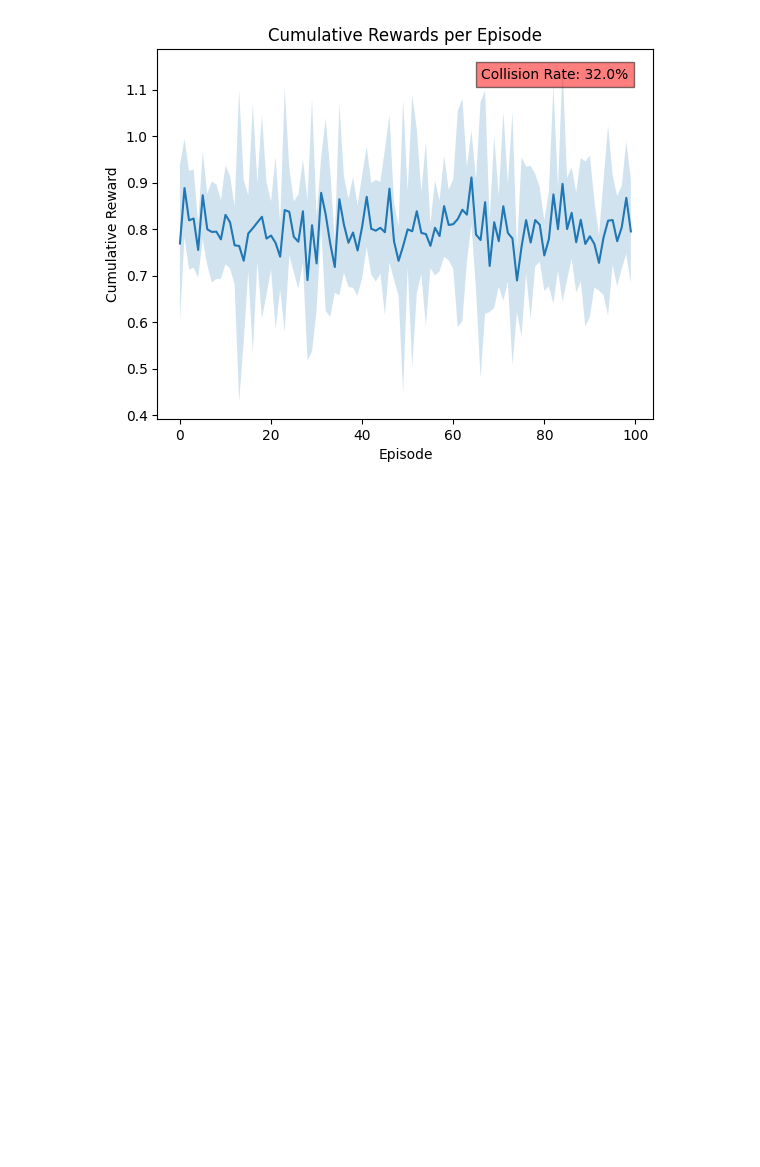
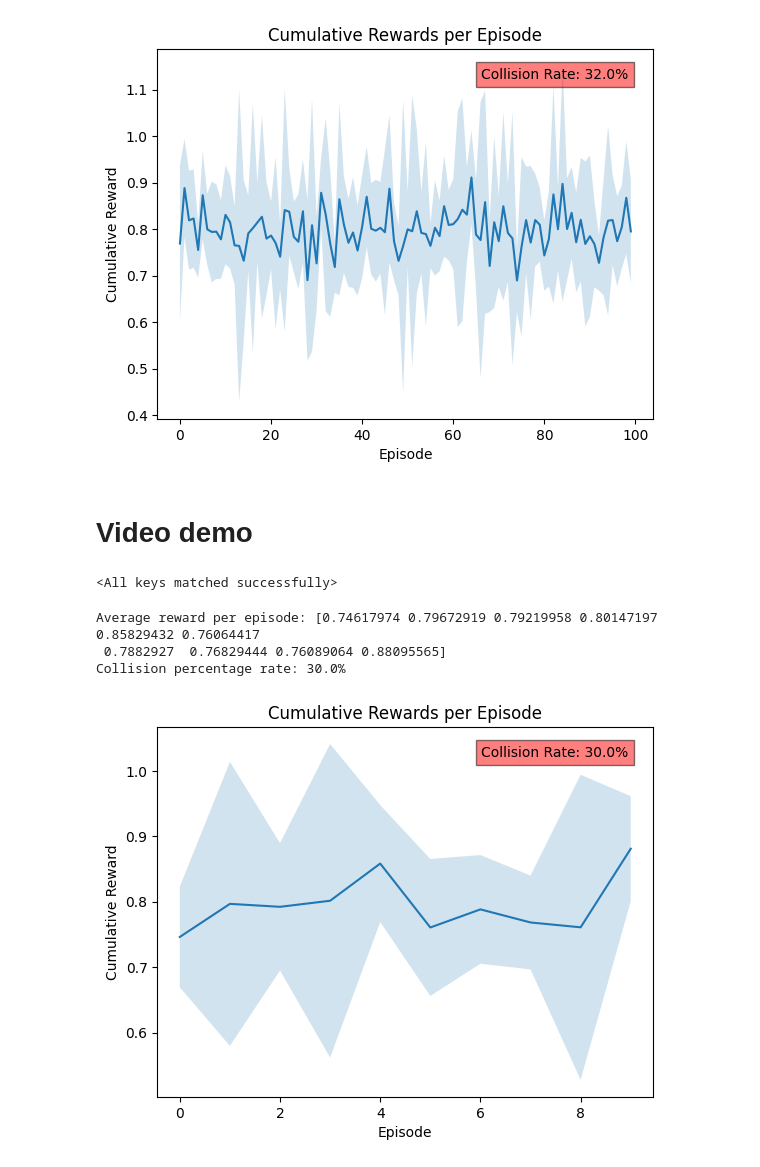
Before and after one commit to CheloGE/CS221-project, a Jupyter notebook: highwayenv.ipynb, the cells around one changed output. Drawn from its saved outputs; the diff is of its cells as text; code cells hidden in the pictures; blank space fills up the shorter version.

```diff
--- a/highwayenv.ipynb
+++ b/highwayenv.ipynb
@@ -264,3 +265,67 @@ plt.title('Cumulative Rewards per Episode')
 plt.show()
 # %% [output]
 [figure]
+# %% [markdown]
+# Video demo
+# %%
+dqn_agent_loaded = agents.DQNAgent(env.observation_space.shape[0] * env.observation_space.shape[1],
+                            env.action_space.n)
+dqn_agent_loaded.dqn.load_state_dict(torch.load('dqn_model_best.pt'))
+# %% [output]
+<All keys matched successfully>
+# %%
+NUM_EPISODES = 10
+# Run the environment on the trained agent
+total_cumulative_rewards = []
+collision_rate = 0
+duration_env = env.config['duration']
+
+obs, info = env.reset()
+for episode in range(NUM_EPISODES):
+    obs, info = env.reset()
+    episode_cumulative_reward = []
+    done = False
+    truncated = False
+    while not done and not truncated:
+        # action = env.action_space.sample() # random agent
+        action = dqn_agent_loaded.act(obs) # dqn agent
+        obs, reward, done, truncated, info = env.step(action)
+        episode_cumulative_reward.append(reward)
+
+        env.render()
+
+    total_cumulative_rewards.append(episode_cumulative_reward)
+
+    if info['crashed']:
+        collision_rate += 1
+
+env.close()
+
+avg_rewards = np.array([np.mean(cumulative_rewards) for cumulative_rewards in total_cumulative_rewards])
+std_rewards = np.array([np.std(cumulative_rewards) for cumulative_rewards in total_cumulative_rewards])
+collision_rate = collision_rate / NUM_EPISODES
+
+print(f"Average reward per episode: {avg_rewards}")
+print(f"Collision percentage rate: {collision_rate*100}%")
+# %% [output]
+Average reward per episode: [0.74617974 0.79672919 0.79219958 0.80147197 0.85829432 0.76064417
+ 0.7882927  0.76829444 0.76089064 0.88095565]
+Collision percentage rate: 30.0%
+# %%
+# Plot the mean cumulative rewards
+plt.plot(avg_rewards)
+
+# Add the variance using fill_between
+plt.fill_between(range(len(avg_rewards)), avg_rewards - std_rewards, avg_rewards + std_rewards, alpha=0.2)
+# Add collision rate box to the plot
+plt.text(0.95, 0.95, f"Collision Rate: {collision_rate*100}%", horizontalalignment='right', verticalalignment='top',
+         transform=plt.gca().transAxes, bbox=dict(facecolor='red', alpha=0.5))
+
+# Add labels and title
+plt.xlabel('Episode')
+plt.ylabel('Cumulative Reward')
+plt.title('Cumulative Rewards per Episode')
+# Show the plot
+plt.show()
+# %% [output]
+[figure, added]
```
Also changed, not shown: parts of 6 cells of this notebook, 5 other files.
